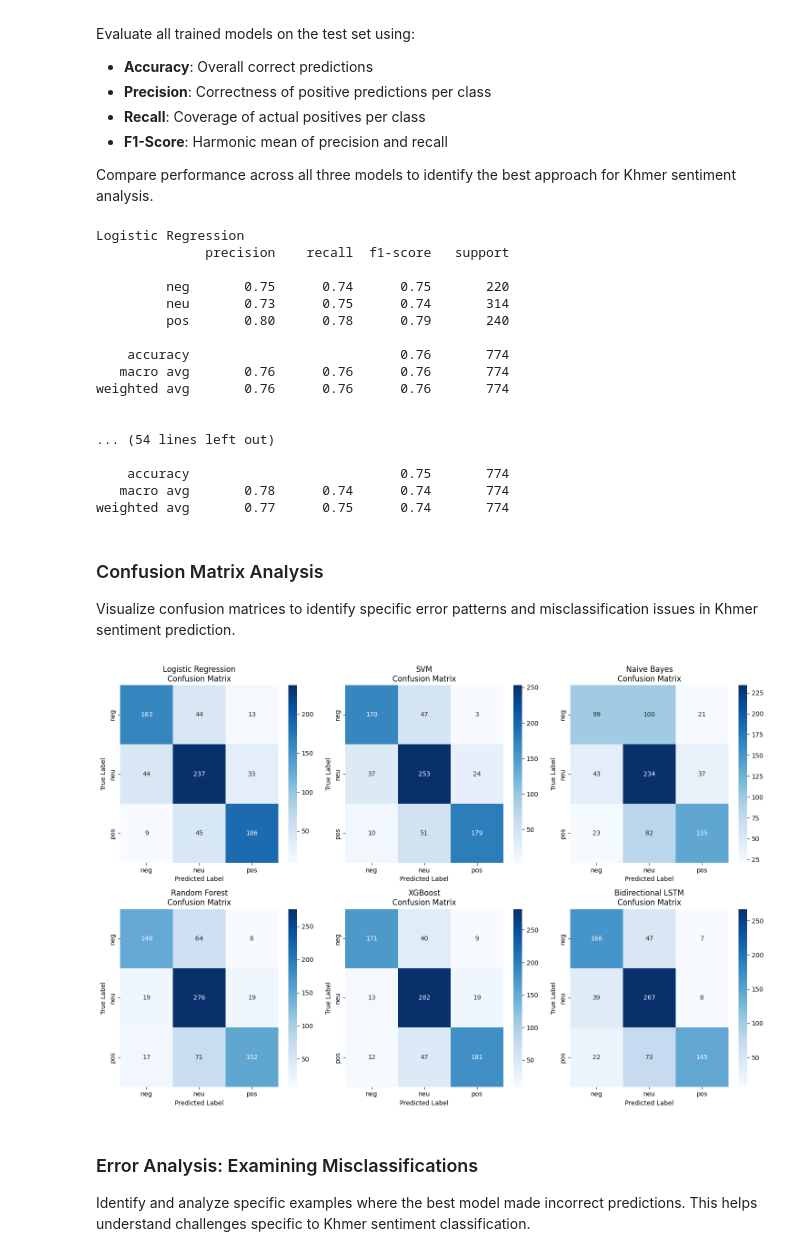
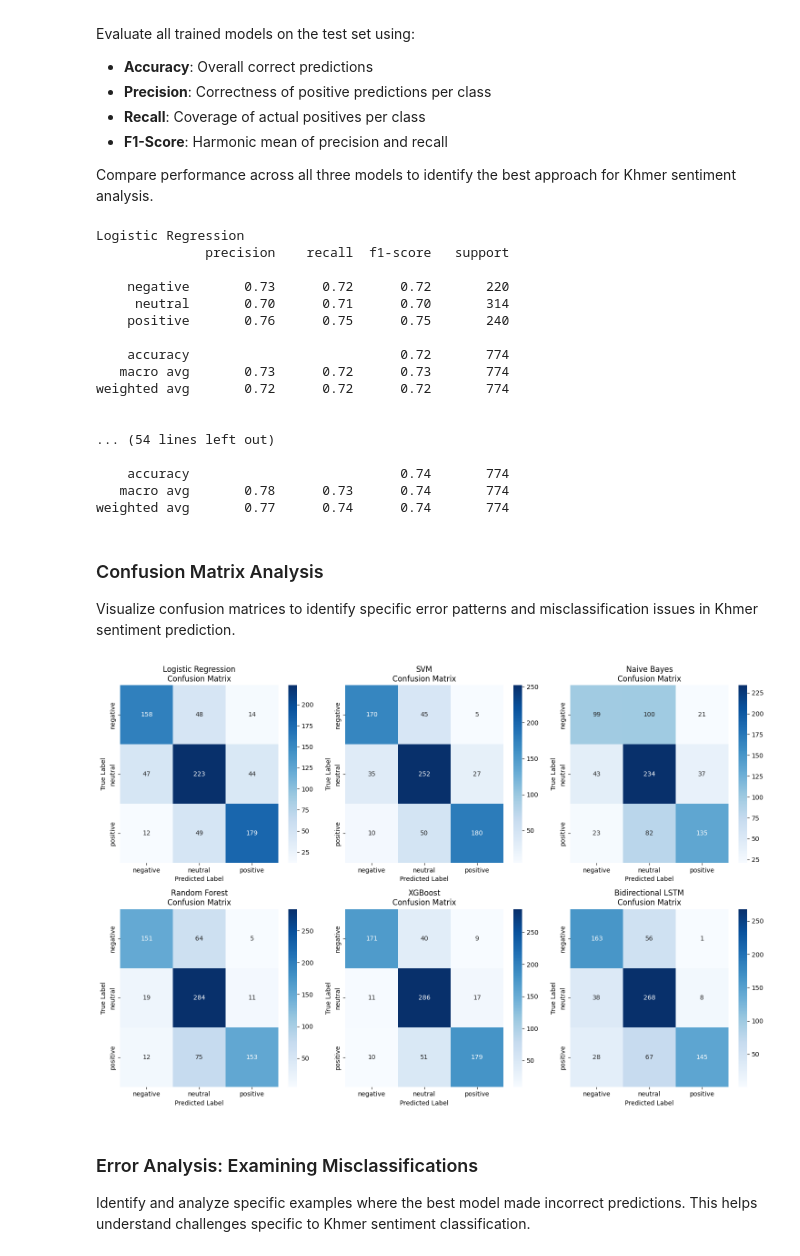
Before and after one commit to HS-Long/Sentiment-Analysis-of-Khmer-Text-Using-ML, a Jupyter notebook: notebooks/Model.ipynb, the cells around one changed output. Cells and saved outputs as stored; diff of their text form; code cells hidden in the pictures.

```diff
--- a/notebooks/Model.ipynb
+++ b/notebooks/Model.ipynb
@@ -120,7 +153,6 @@ KHMER_SLANG = {
     "ណា": "ណា",
     "អី": "អ្វី",
     "ហេតុអ្វី": "ហេតុអ្វី",
-    "តើ": "",
     "អីហ្នឹង": "អ្វីនោះ",
     "ហ្នឹង": "នោះ",
     "ចុះ": "ចុះ",
@@ -469,7 +500,8 @@ metadata = {
         "best_cv_score": float(rs_svm.best_score_)
     },
     "hyperparameters": rs_svm.best_params_,
-    "class_weight": {k: float(v) for k, v in class_weight.items()},
+    "class_weight": {int(k): float(v) for k, v in class_weight.items()},  # Convert numpy int64 to Python int
+    "classes": [0, 1, 2],  # Numeric labels: 0=negative, 1=neutral, 2=positive
     "files": {
         "model": "best_model_svm_20260103_142829.pkl"
     }
@@ -830,42 +858,38 @@ models = {
 if rs_xgb is not None:
     models["XGBoost"] = rs_xgb
 
+# Label names for display (0: negative, 1: neutral, 2: positive)
+label_names = ["negative", "neutral", "positive"]
+
 for name, model in models.items():
-    if name == "XGBoost" and rs_xgb is not None:
-        y_pred = model.predict(X_test)
-        y_pred_labels = le.inverse_transform(y_pred)
-        print(f"\n{name}")
-        print(classification_report(y_test, y_pred_labels, target_names=["neg","neu","pos"]))
-    else:
-        y_pred = model.predict(X_test)
-        print(f"\n{name}")
-        print(classification_report(y_test, y_pred, target_names=["neg","neu","pos"]))
+    y_pred = model.predict(X_test)
+    print(f"\n{name}")
+    print(classification_report(y_test, y_pred, target_names=label_names))
 
 # Evaluate LSTM if available
 if model_lstm is not None:
     print("\nBidirectional LSTM")
     y_pred_lstm = model_lstm.predict(X_test_pad, verbose=0)
     y_pred_lstm_classes = y_pred_lstm.argmax(axis=1)
-    y_pred_lstm_labels = le_lstm.inverse_transform(y_pred_lstm_classes)
-    print(classification_report(y_test, y_pred_lstm_labels, target_names=["neg","neu","pos"]))
+    print(classification_report(y_test, y_pred_lstm_classes, target_names=label_names))
 # %% [output]
 Logistic Regression
               precision    recall  f1-score   support
 
-         neg       0.75      0.74      0.75       220
-         neu       0.73      0.75      0.74       314
-         pos       0.80      0.78      0.79       240
+    negative       0.73      0.72      0.72       220
+     neutral       0.70      0.71      0.70       314
+    positive       0.76      0.75      0.75       240
 
-    accuracy                           0.76       774
-   macro avg       0.76      0.76      0.76       774
-weighted avg       0.76      0.76      0.76       774
+    accuracy                           0.72       774
+   macro avg       0.73      0.72      0.73       774
+weighted avg       0.72      0.72      0.72       774
 
 
 ... (54 lines left out)
 
-    accuracy                           0.75       774
-   macro avg       0.78      0.74      0.74       774
-weighted avg       0.77      0.75      0.74       774
+    accuracy                           0.74       774
+   macro avg       0.78      0.73      0.74       774
+weighted avg       0.77      0.74      0.74       774
 # %% [markdown]
 ### Confusion Matrix Analysis
 
@@ -885,49 +909,46 @@ axes = axes.flatten() if num_models > 1 else [axes]
 
 idx = 0
 
+# Label names for confusion matrix
+cm_labels = ['negative', 'neutral', 'positive']
+
 # Traditional ML models
 for name, model in models.items():
-    if name == "XGBoost" and rs_xgb is not None:
-        y_pred = model.predict(X_test)
-        y_pred_labels = le.inverse_transform(y_pred)
-        cm = confusion_matrix(y_test, y_pred_labels)
-    else:
-        y_pred = model.predict(X_test)
-        cm = confusion_matrix(y_test, y_pred)
+    y_pred = model.predict(X_test)
+    cm = confusion_matrix(y_test, y_pred)
 
     sns.heatmap(cm, annot=True, fmt='d', cmap='Blues',
-                xticklabels=['neg','neu','pos'],
-                yticklabels=['neg','neu','pos'],
+                xticklabels=cm_labels,
+                yticklabels=cm_labels,
                 ax=axes[idx])
     axes[idx].set_title(f'{name}\nConfusion Matrix')
     axes[idx].set_ylabel('True Label')
     axes[idx].set_xlabel('Predicted Label')
     idx += 1
 
 # LSTM model
 if model_lstm is not None:
     y_pred_lstm = model_lstm.predict(X_test_pad, verbose=0)
     y_pred_lstm_classes = y_pred_lstm.argmax(axis=1)
-    y_pred_lstm_labels = le_lstm.inverse_transform(y_pred_lstm_classes)
-    cm = confusion_matrix(y_test, y_pred_lstm_labels)
+    cm = confusion_matrix(y_test, y_pred_lstm_classes)
 
     sns.heatmap(cm, annot=True, fmt='d', cmap='Blues',
-                xticklabels=['neg','neu','pos'],
-                yticklabels=['neg','neu','pos'],
+                xticklabels=cm_labels,
+                yticklabels=cm_labels,
                 ax=axes[idx])
     axes[idx].set_title('Bidirectional LSTM\nConfusion Matrix')
     axes[idx].set_ylabel('True Label')
     axes[idx].set_xlabel('Predicted Label')
     idx += 1
 
 # Hide unused subplots
 for i in range(idx, len(axes)):
     axes[i].axis('off')
 
 plt.tight_layout()
 plt.show()
 # %% [output]
-[figure, old version]
+[figure, new version]
 # %% [markdown]
 ### Error Analysis: Examining Misclassifications
 
```
Also changed, not shown: parts of 25 cells of this notebook, 13 other files.
